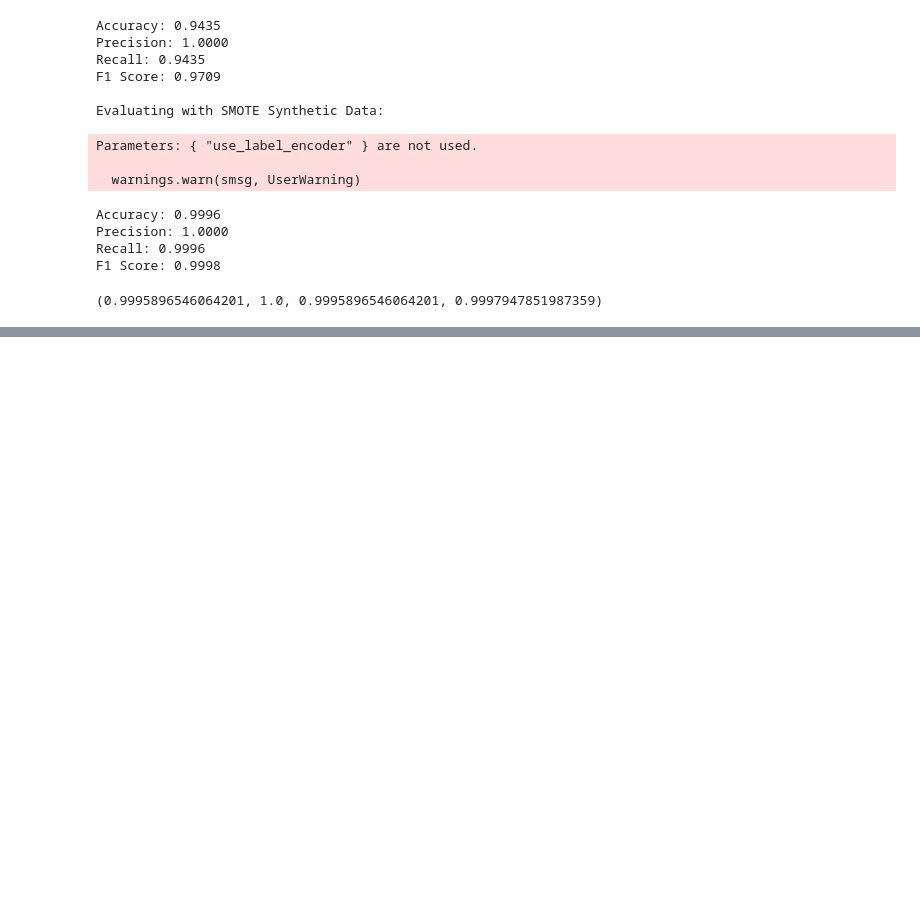
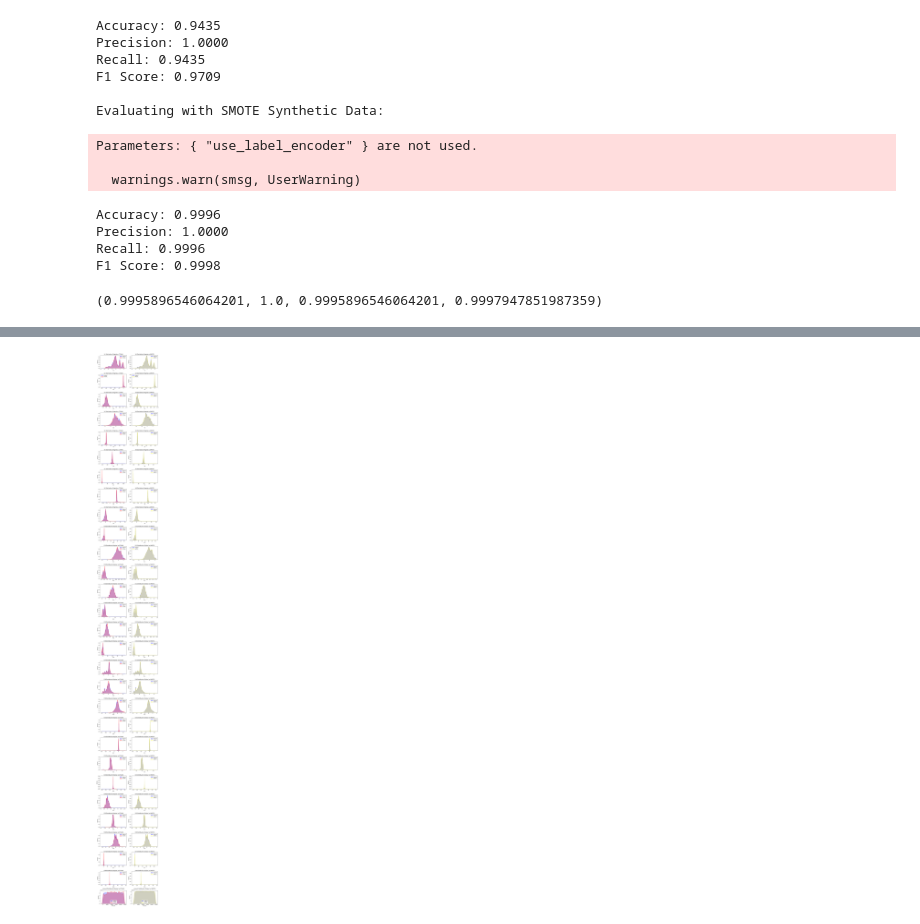
Before and after one commit to cynthia06212001/CTGAN-and-SMOTE-for-Synthetic-Data-Generation-in-Financial-Fraud-Detection, a Jupyter notebook: creditcard.ipynb, the cells around one changed output, grey strips where cells are left out. Drawn from its saved outputs; the diff is of its cells as text; code cells hidden in the pictures; blank space fills up the shorter version.

```diff
--- a/creditcard.ipynb
+++ b/creditcard.ipynb
@@ -108,7 +108,7 @@ import matplotlib.pyplot as plt
 import seaborn as sns
 
 # 設定檔案路徑
-train_file_path = r"D:\Profile\3363\Documents\creditcard_training_set.csv"
+train_file_path = r"C:\Users\Admin\Documents\不平衡\creditcard_training_set.csv"
 
 # 讀取訓練集CSV檔案
 data = pd.read_csv(train_file_path)
@@ -376,0 +438,32 @@ F1 Score: 0.9998
+# %%
+import seaborn as sns
+import matplotlib.pyplot as plt
+
+# 設置畫布，將一行顯示兩張圖
+# 篩選不需要繪製的變數，假設 id 和 Class 是不需要的變數
+columns_to_plot = [column for column in original_data.columns if column not in ['id', 'Class']]
+
+fig, axes = plt.subplots(len(columns_to_plot), 2, figsize=(10, len(columns_to_plot) * 3))  # 調整figsize
+
+# 逐變數比較分布
+for i, column in enumerate(columns_to_plot):
+    # 原始數據 vs CTGAN生成數據
+    sns.kdeplot(data=original_data[column], label='Original', ax=axes[i, 0], color='blue', fill=True)
+    sns.kdeplot(data=synthetic_creditcard_data_ctgan[column], label='CTGAN', ax=axes[i, 0], color='red', fill=True)
+    axes[i, 0].set_title(f'{column} Distribution (Original vs CTGAN)')
+    axes[i, 0].legend()
+
+    # 原始數據 vs SMOTE生成數據
+    sns.kdeplot(data=original_data[column], label='Original', ax=axes[i, 1], color='blue', fill=True)
+    sns.kdeplot(data=synthetic_creditcard_data_smote[column], label='SMOTE', ax=axes[i, 1], color='yellow', fill=True)
+    axes[i, 1].set_title(f'{column} Distribution (Original vs SMOTE)')
+    axes[i, 1].legend()
+
+# 調整佈局
+plt.tight_layout()
+
+# 儲存圖表為圖像文件
+plt.savefig('distributions_comparison.png', dpi=300, bbox_inches='tight')  # 儲存圖像
+plt.show()
+# %% [output]
+[figure, added]
```
Also changed, not shown: parts of 4 cells of this notebook.
